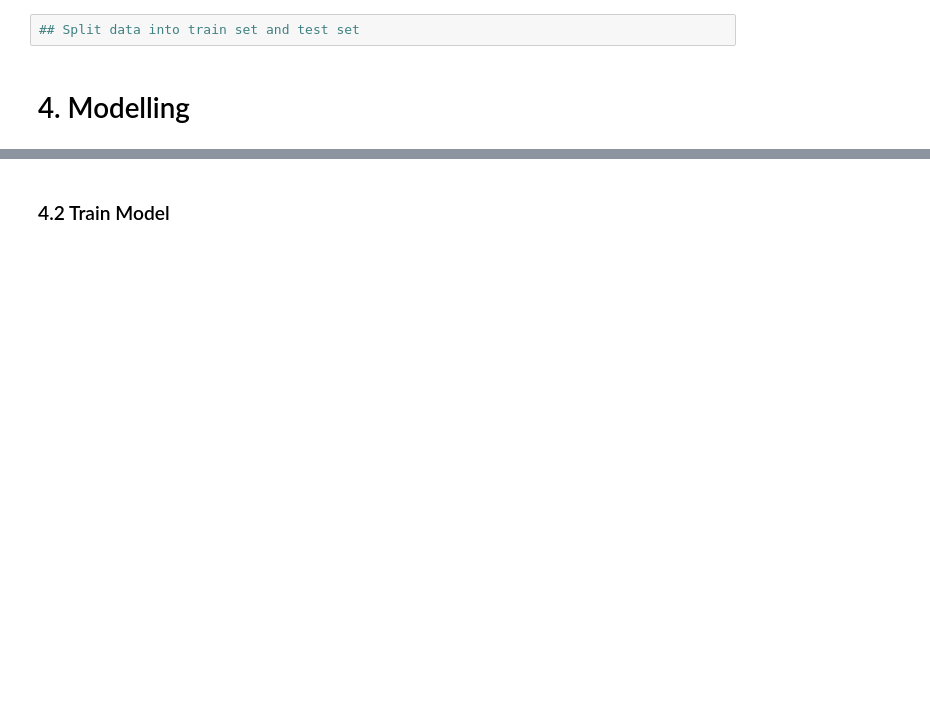
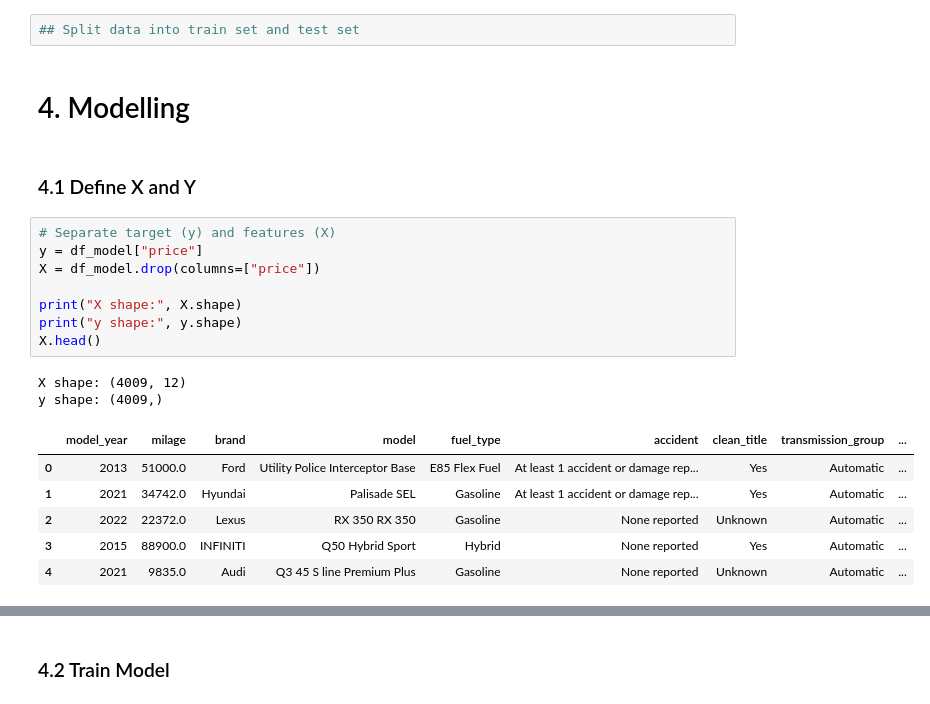
Before and after one commit to Amirul36/mldp-used-car-price, a Jupyter notebook: MLDP Program Codes Submission Template.ipynb, the cells around one changed output, grey strips where cells are left out. Drawn from its saved outputs; the diff is of its cells as text; blank space fills up the shorter version.

```diff
--- a/MLDP Program Codes Submission Template.ipynb
+++ b/MLDP Program Codes Submission Template.ipynb
@@ -859,3 +859,22 @@ I peerformed a final missing value check to ensure the dataset is fully cleaned
 ## Split data into train set and test set
 # %% [markdown]
 # 4. Modelling
+# %% [markdown]
+### 4.1 Define X and Y
+# %%
+# Separate target (y) and features (X)
+y = df_model["price"]
+X = df_model.drop(columns=["price"])
+
+print("X shape:", X.shape)
+print("y shape:", y.shape)
+X.head()
+# %% [output]
+X shape: (4009, 12)
+y shape: (4009,)
+|  | model_year | milage | brand | model | fuel_type | accident | clean_title | transmission_group | ... |
+| 0 | 2013 | 51000.0 | Ford | Utility Police Interceptor Base | E85 Flex Fuel | At least 1 accident or damage rep... | Yes | Automatic | ... |
+| 1 | 2021 | 34742.0 | Hyundai | Palisade SEL | Gasoline | At least 1 accident or damage rep... | Yes | Automatic | ... |
+| 2 | 2022 | 22372.0 | Lexus | RX 350 RX 350 | Gasoline | None reported | Unknown | Automatic | ... |
+| 3 | 2015 | 88900.0 | INFINITI | Q50 Hybrid Sport | Hybrid | None reported | Yes | Automatic | ... |
+| 4 | 2021 | 9835.0 | Audi | Q3 45 S line Premium Plus | Gasoline | None reported | Unknown | Automatic | ... |
```
Also changed, not shown: parts of 38 cells of this notebook.
